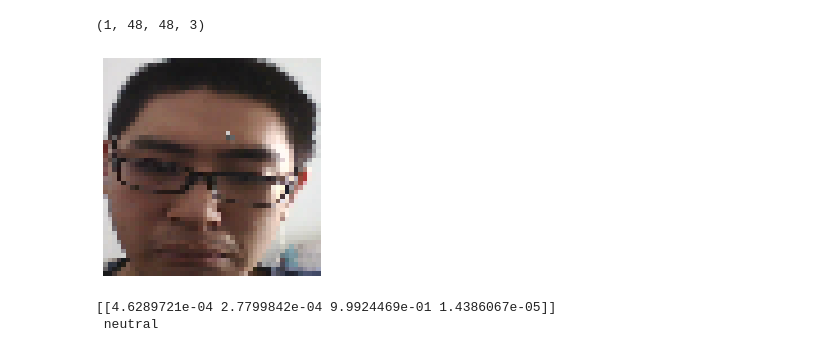
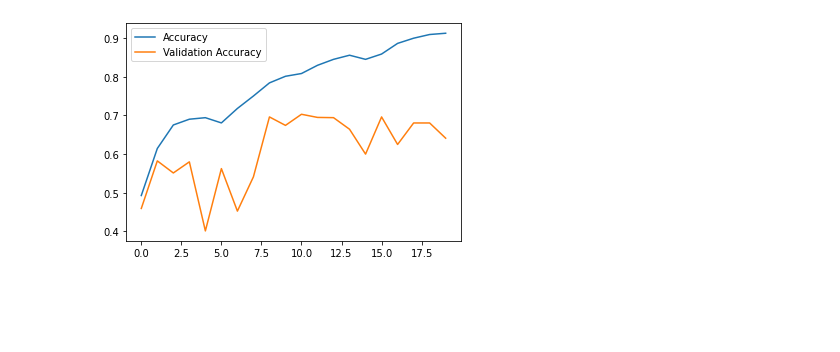
Before and after one commit to aristachristian/Bangkit-B21-CAP0374-Facial_Expression_Recognition, a Jupyter notebook: Model Training.ipynb, the cells around one changed output. Saved outputs shown, nothing was run; the diff lists cells and outputs as text; code cells hidden in the pictures; blank space fills up the shorter version.

```diff
--- a/Model Training.ipynb
+++ b/Model Training.ipynb
@@ -15,16 +21,6 @@ datasetPath = "./drive/MyDrive/Colab Notebooks/Capstone Project/Facial Expressio
 with zipfile.ZipFile(datasetPath) as file :
     file.extractall()
 # %%
-"""
-disgust : 3231
-happy : 28592
-surprise : 8113
-neutral : 29384
-sad : 12223
-angry : 6566
-fear : 4859
-"""
-
-for i in os.listdir("./Facial Expression Dataset Filtered 2/train") :
-    print(i, ":", len(os.listdir("./Facial Expression Dataset Filtered 2/train/" + i)))
+for i in os.listdir("./Facial Expression Dataset Cleaned/train") :
+    print(i, ":", len(os.listdir("./Facial Expression Dataset Cleaned/train/" + i)))
 # %% [output]
@@ -48,7 +40,6 @@ def prepareImage(path):
 # %%
-trainDir = "./Facial Expression Dataset Filtered 2/train/"
-#trainDir = "./MMAFEDB/train/"
-expression = ["angry", "happy", "neutral", "sad"]
+trainDir = "./Facial Expression Dataset Cleaned/train/"
+expression = ["angry", "happy", "sad", "neutral"]
 
 imgTrain = []
 labelTrain = []
@@ -60,8 +51,6 @@ for label, labelName in enumerate(expression) :
         tempLabel = np.zeros(len(expression))
         tempLabel[label] = 1
         labelTrain.append(tempLabel)
-        #labelTrain.append(label)
-        #imgTrain = np.concatenate((imgTrain, prepareImage(trainDir + i + "/" + j)))
 
 imgTrain = np.array(imgTrain)
 labelTrain = np.array(labelTrain)
@@ -116,20 +100,8 @@ Epoch 50/50
-# %%
-#img = cv2.imread("./angry999.png")
-#img = cv2.cvtColor(img, cv2.COLOR_BGR2RGB)
-#img = cv2.resize(img, (48, 48))
-img = prepareImage("./drive/MyDrive/Colab Notebooks/Capstone Project/Test Photo/sad9002.png")
-img = np.expand_dims(img, axis=0)
-print(img.shape)
-
-plt.imshow(img[0])
-plt.axis("off")
-plt.show()
-
-prediction = model.predict(img)
-print(prediction, "\n", expression[np.argmax(prediction)])
-# %% [output]
-(1, 48, 48, 3)
-[figure, removed]
-[[4.6289721e-04 2.7799842e-04 9.9924469e-01 1.4386067e-05]]
- neutral
+# %%
+plt.plot(history.history["accuracy"])
+plt.plot(history.history["val_accuracy"])
+plt.legend(["Accuracy", "Validation Accuracy"])
+plt.show()
+# %% [output]
+[figure, added]
 # %%
```
Also changed, not shown: parts of 15 cells of this notebook.
